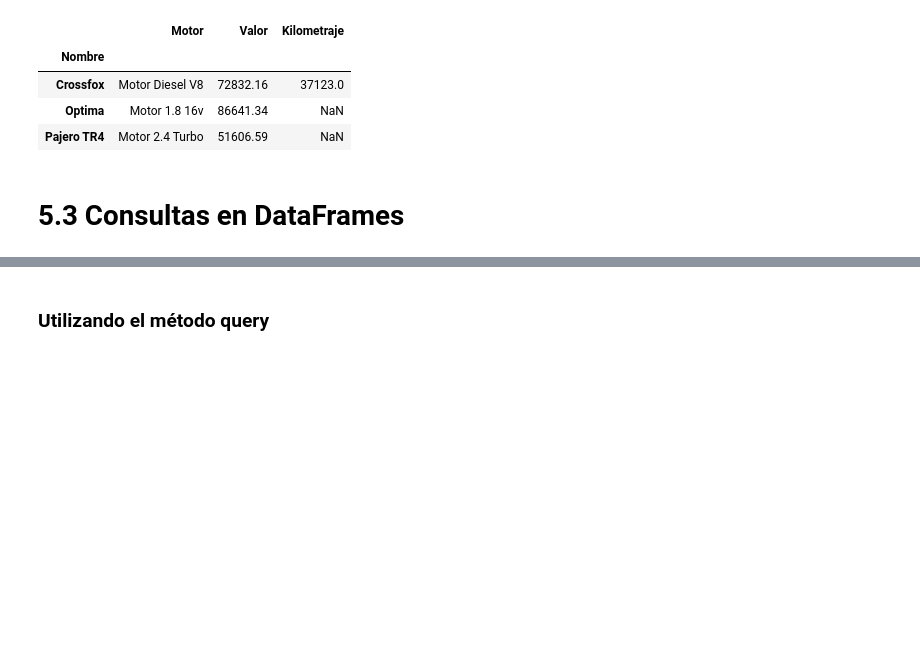
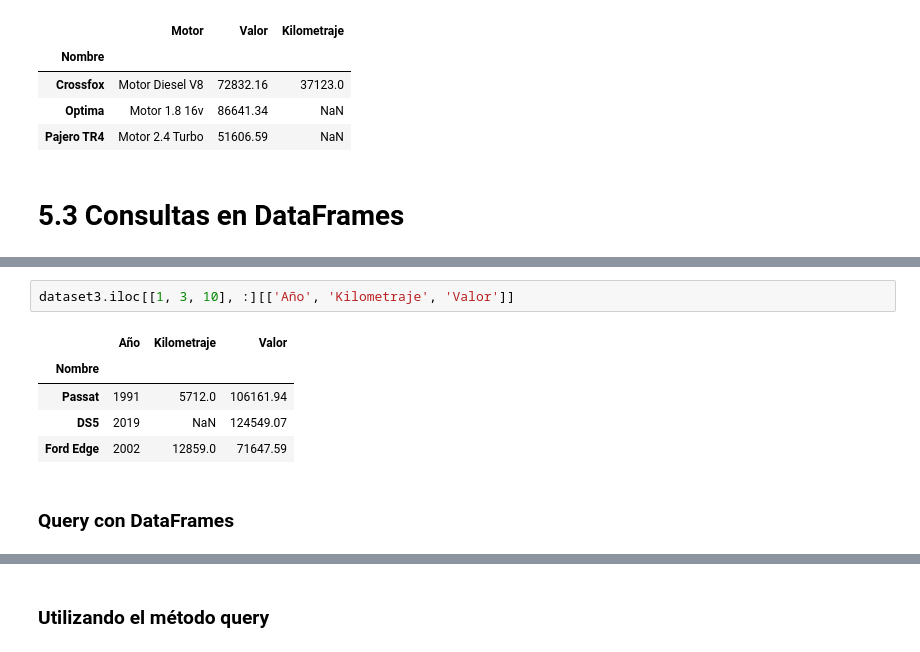
Before and after one commit to AngelMasterr/Python-para-Data-Science, a Jupyter notebook: Librerias_pandas_basico/Python_para_Data_Science_Pandas.ipynb, the cells around one changed output, grey strips where cells are left out. Cells and saved outputs as stored; diff of their text form; blank space fills up the shorter version.

```diff
--- a/Librerias_pandas_basico/Python_para_Data_Science_Pandas.ipynb
+++ b/Librerias_pandas_basico/Python_para_Data_Science_Pandas.ipynb
@@ -907,0 +915,10 @@ dataset3.iloc[[2, 42, 36], [0, 5, 2]]
+# %%
+dataset3.iloc[[1, 3, 10], :][['Año', 'Kilometraje', 'Valor']]
+# %% [output]
+|  | Año | Kilometraje | Valor |
+| Nombre |  |  |  |
+| Passat | 1991 | 5712.0 | 106161.94 |
+| DS5 | 2019 | NaN | 124549.07 |
+| Ford Edge | 2002 | 12859.0 | 71647.59 |
+# %% [markdown]
+### Query con DataFrames
```
Also changed, not shown: parts of 8 cells of this notebook.
